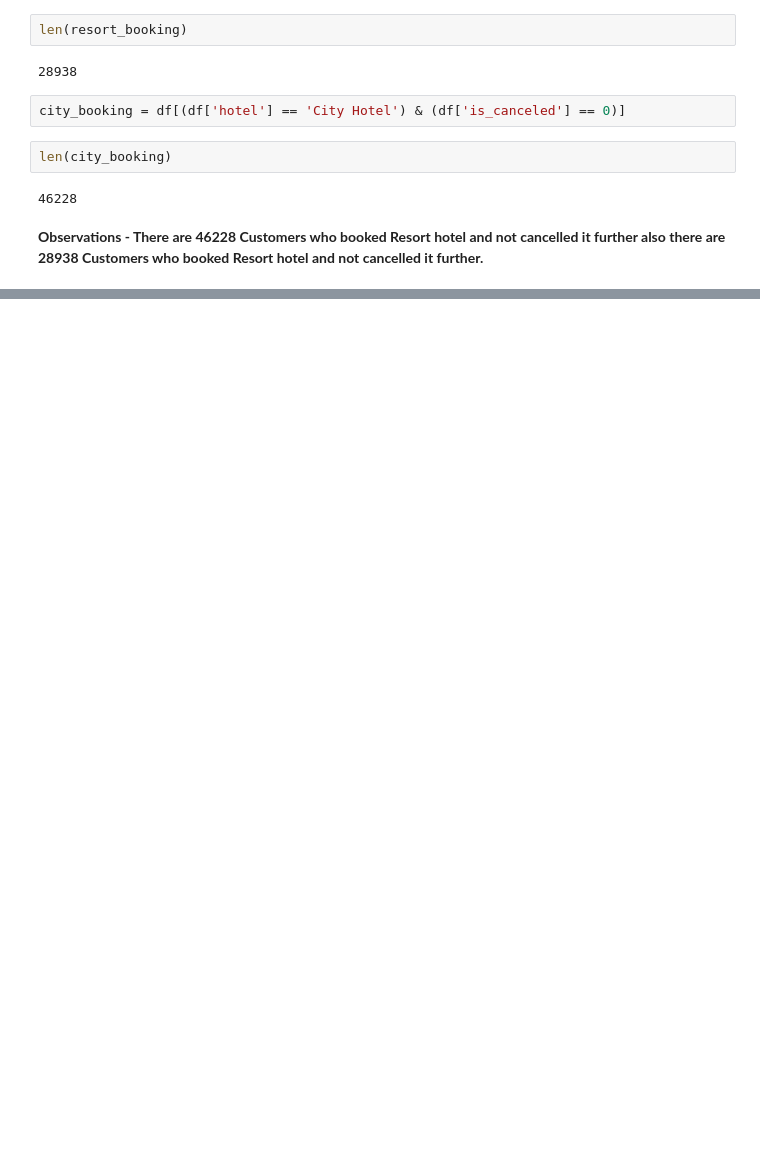
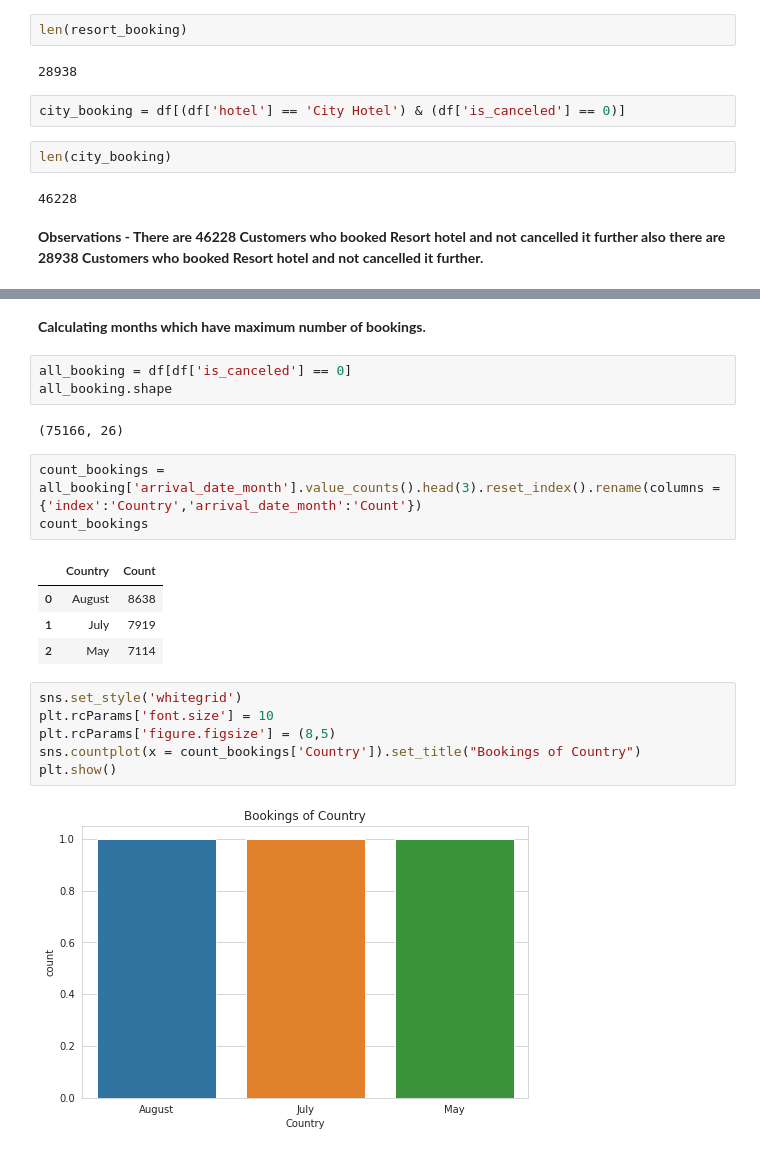
Before and after one commit to Jatingpt/Hotel-Booking-Analysis, a Jupyter notebook: Hotel_Booking_Analysis_Capstone_Project.ipynb, the cells around one changed output, grey strips where cells are left out. Saved outputs shown, nothing was run; the diff lists cells and outputs as text; blank space fills up the shorter version.

```diff
--- a/Hotel_Booking_Analysis_Capstone_Project.ipynb
+++ b/Hotel_Booking_Analysis_Capstone_Project.ipynb
@@ -542,0 +545,23 @@ len(city_booking)
+# %% [markdown]
+**Calculating months which have maximum number of bookings.**
+# %%
+all_booking = df[df['is_canceled'] == 0]
+all_booking.shape
+# %% [output]
+(75166, 26)
+# %%
+count_bookings = all_booking['arrival_date_month'].value_counts().head(3).reset_index().rename(columns = {'index':'Country','arrival_date_month':'Count'})
+count_bookings
+# %% [output]
+|  | Country | Count |
+| 0 | August | 8638 |
+| 1 | July | 7919 |
+| 2 | May | 7114 |
+# %%
+sns.set_style('whitegrid')
+plt.rcParams['font.size'] = 10
+plt.rcParams['figure.figsize'] = (8,5)
+sns.countplot(x = count_bookings['Country']).set_title("Bookings of Country")
+plt.show()
+# %% [output]
+[figure, added]
```
Also changed, not shown: parts of 23 cells of this notebook.
